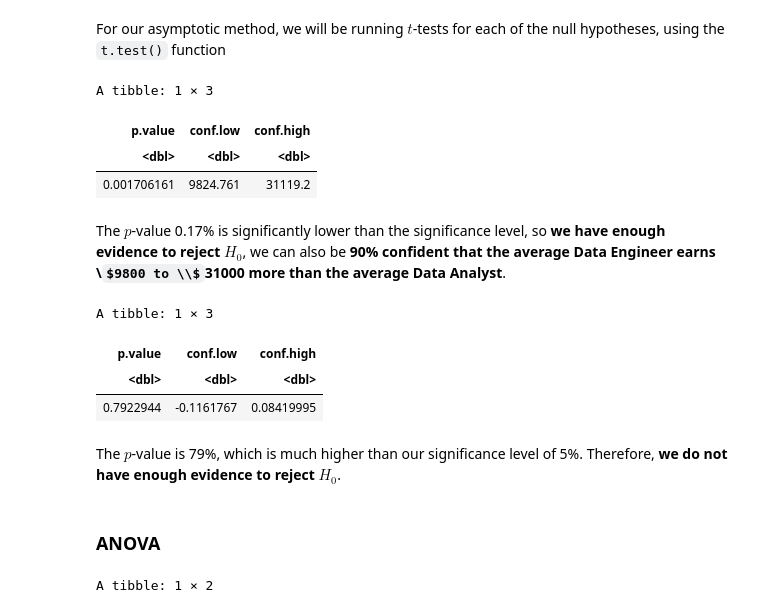
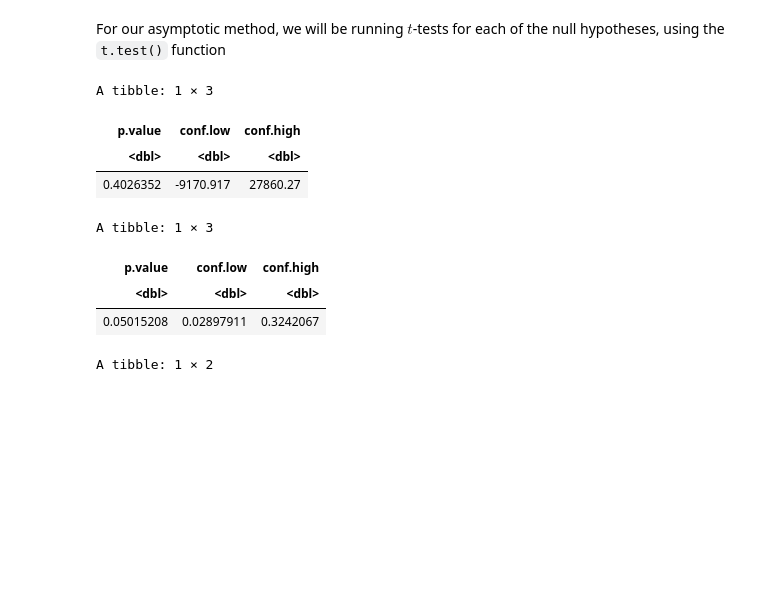
Before and after one commit to AmyChen354/stat-201-project, a Jupyter notebook: group_4_final_report.ipynb, the cells around one changed output. Saved outputs shown, nothing was run; the diff lists cells and outputs as text; code cells hidden in the pictures; some formulas as TeX source; blank space fills up the shorter version.

````diff
--- a/group_4_final_report.ipynb
+++ b/group_4_final_report.ipynb
@@ -240,23 +263,21 @@ A tibble: 2 × 3
 # %% [markdown]
 For our asymptotic method, we will be running $t$-tests for each of the null hypotheses, using the ```t.test()``` function
 # %%
-mean_t_test <- t.test(x = filter(anst_engr, job_title == "Data Engineer")$salary_in_usd,
-           y = filter(anst_engr, job_title == "Data Analyst")$salary_in_usd,
+mean_t_test <- t.test(x = filter(eng_jobs, job_title == "Data Engineer")$salary_in_usd,
+           y = filter(eng_jobs, job_title == "Machine Learning Engineer")$salary_in_usd,
            alternative = "two.sided", paired = FALSE, conf.level = 0.90) %>%
     tidy() %>%
     select(p.value, conf.low, conf.high)
 
 mean_t_test
 # %% [output]
 A tibble: 1 × 3
 | p.value | conf.low | conf.high |
 | <dbl> | <dbl> | <dbl> |
-| 0.001706161 | 9824.761 | 31119.2 |
+| 0.4026352 | -9170.917 | 27860.27 |
-# %% [markdown]
-The $p$-value 0.17% is significantly lower than the significance level, so **we have enough evidence to reject $H_0$**, we can also be **90% confident that the average Data Engineer earns \\$9800 to \\$31000 more than the average Data Analyst**.
 # %%
-prop_t_test <- t.test(x = filter(anst_engr, job_title == "Data Engineer")$is_remote,
-           y = filter(anst_engr, job_title == "Data Analyst")$is_remote,
+prop_t_test <- t.test(x = filter(eng_jobs, job_title == "Data Engineer")$is_remote,
+           y = filter(eng_jobs, job_title == "Machine Learning Engineer")$is_remote,
            alternative = "two.sided", paired = FALSE, conf.level = 0.90) %>%
     tidy() %>%
     select(p.value, conf.low, conf.high)
@@ -266,11 +287,7 @@ prop_t_test
 A tibble: 1 × 3
 | p.value | conf.low | conf.high |
 | <dbl> | <dbl> | <dbl> |
-| 0.7922944 | -0.1161767 | 0.08419995 |
+| 0.05015208 | 0.02897911 | 0.3242067 |
-# %% [markdown]
-The $p$-value is 79%, which is much higher than our significance level of 5%. Therefore, **we do not have enough evidence to reject $H_0$**.
-# %% [markdown]
-### ANOVA
 # %%
 anova <- aov(salary_in_usd~is_remote, data = anst_engr) %>%
 tidy() %>%
````
Also changed, not shown: parts of 2 cells of this notebook.
